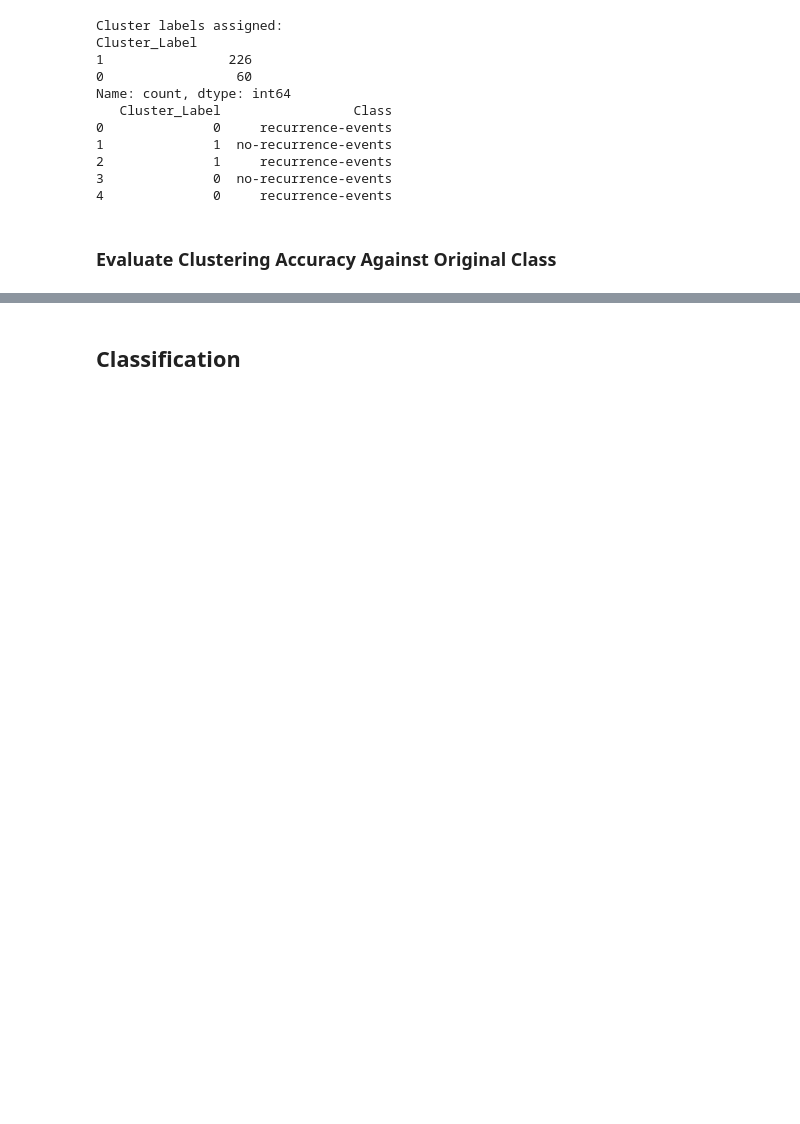
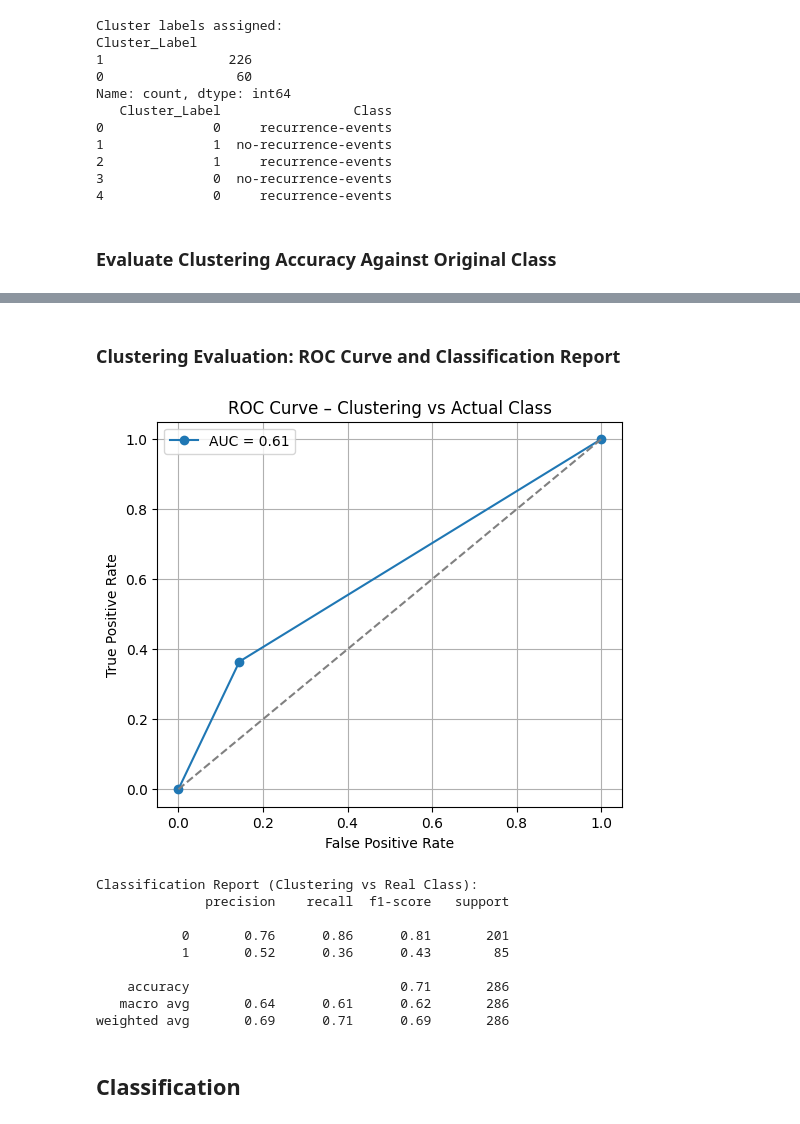
Before and after one commit to TarikBugraAy/breast-cancer-clustering-classification, a Jupyter notebook: Notebooks/clustering_&_classification.ipynb, the cells around one changed output, grey strips where cells are left out. Saved outputs shown, nothing was run; the diff lists cells and outputs as text; code cells hidden in the pictures; blank space fills up the shorter version.

```diff
--- a/Notebooks/clustering_&_classification.ipynb
+++ b/Notebooks/clustering_&_classification.ipynb
@@ -173,3 +183,40 @@ plt.show()
+# %% [markdown]
+### Clustering Evaluation: ROC Curve and Classification Report
+# %%
+from sklearn.metrics import roc_curve, roc_auc_score, classification_report
+
+
+# ROC AUC
+roc_auc = roc_auc_score(df['Class_Encoded'], cluster_eval_labels)
+
+# ROC Curve
+fpr, tpr, thresholds = roc_curve(df['Class_Encoded'], cluster_eval_labels)
+
+# Plot ROC
+plt.figure(figsize=(6, 5))
+plt.plot(fpr, tpr, marker='o', label=f'AUC = {roc_auc:.2f}')
+plt.plot([0, 1], [0, 1], linestyle='--', color='gray')
+plt.xlabel("False Positive Rate")
+plt.ylabel("True Positive Rate")
+plt.title("ROC Curve – Clustering vs Actual Class")
+plt.legend()
+plt.grid(True)
+plt.show()
+
+# Classification Report
+print("Classification Report (Clustering vs Real Class):")
+print(classification_report(df['Class_Encoded'], cluster_eval_labels))
+# %% [output]
+[figure, added]
+Classification Report (Clustering vs Real Class):
+              precision    recall  f1-score   support
+
+           0       0.76      0.86      0.81       201
+           1       0.52      0.36      0.43        85
+
+    accuracy                           0.71       286
+   macro avg       0.64      0.61      0.62       286
+weighted avg       0.69      0.71      0.69       286
 # %% [markdown]
 ## Classification
 # %% [markdown]
```
Also changed, not shown: parts of 5 cells of this notebook.
